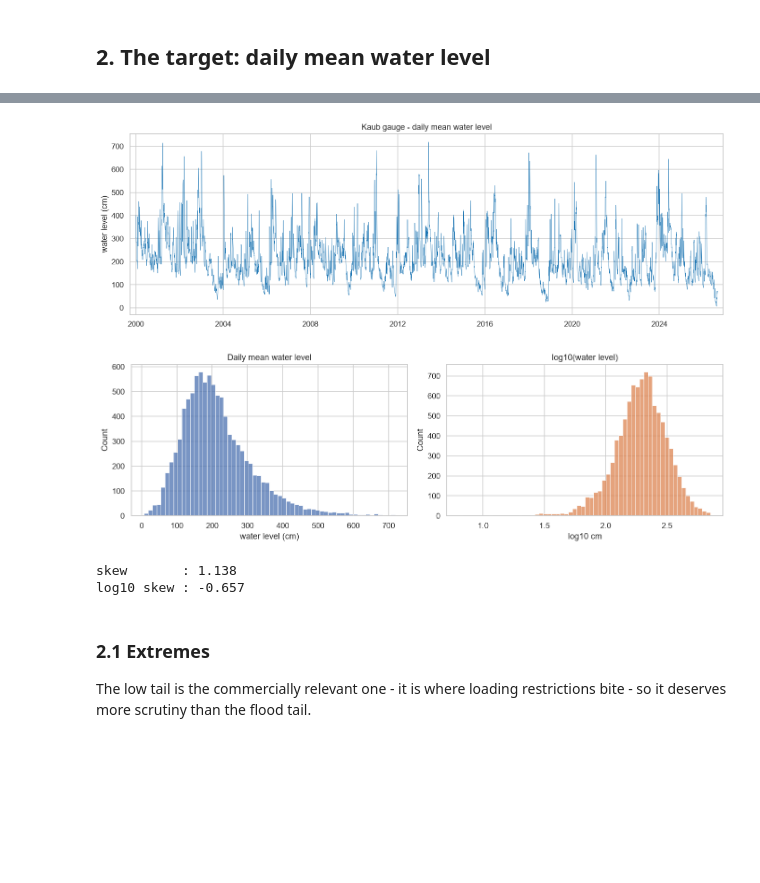
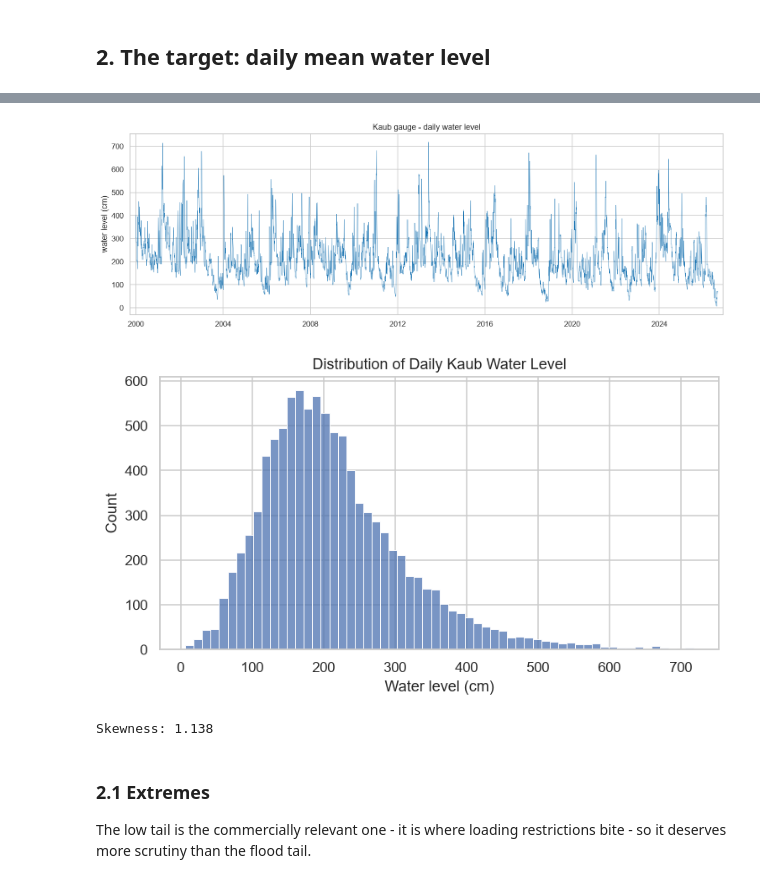
Before and after one commit to PrithviHe/Rhine-cargo-advisor, a Jupyter notebook: notebooks/02. eda.ipynb, the cells around one changed output, grey strips where cells are left out. Cells and saved outputs as stored; diff of their text form; code cells hidden in the pictures; blank space fills up the shorter version.

```diff
--- a/notebooks/02. eda.ipynb
+++ b/notebooks/02. eda.ipynb
@@ -172,31 +172,34 @@ df[TARGET].describe().to_frame().T
 # %%
 fig, ax = plt.subplots(figsize=(13, 4.5))
 ax.plot(df["date"], df[TARGET], lw=0.45, color="#1f77b4")
-ax.set_title("Kaub gauge - daily mean water level")
+ax.set_title("Kaub gauge - daily water level")
 ax.set_ylabel("water level (cm)")
 ax.margins(x=0.01)
 plt.tight_layout()
 plt.show()
 # %% [output]
-[figure, old version]
+[figure, new version]
 # %%
-fig, axes = plt.subplots(1, 2, figsize=(12.5, 4))
-sns.histplot(df[TARGET], bins=60, ax=axes[0], color="#4c72b0")
-axes[0].set_title("Daily mean water level")
-axes[0].set_xlabel("water level (cm)")
+# Distribution of water level
+plt.figure(figsize=(7, 4))
 
-sns.histplot(np.log10(df[TARGET]), bins=60, ax=axes[1], color="#dd8452")
-axes[1].set_title("log10(water level)")
-axes[1].set_xlabel("log10 cm")
+sns.histplot(
+    df[TARGET],
+    bins=60,
+    color="#4c72b0"
+)
+
+plt.title("Distribution of Daily Kaub Water Level")
+plt.xlabel("Water level (cm)")
+plt.ylabel("Count")
+
 plt.tight_layout()
 plt.show()
 
-print(f"skew       : {df[TARGET].skew():.3f}")
-print(f"log10 skew : {np.log10(df[TARGET]).skew():.3f}")
+print(f"Skewness: {df[TARGET].skew():.3f}")
 # %% [output]
-[figure, old version]
+[figure, new version]
-skew       : 1.138
-log10 skew : -0.657
+Skewness: 1.138
 # %% [markdown]
 ### 2.1 Extremes
 
```
Also changed, not shown: parts of 1 cell of this notebook, 5 other files.
